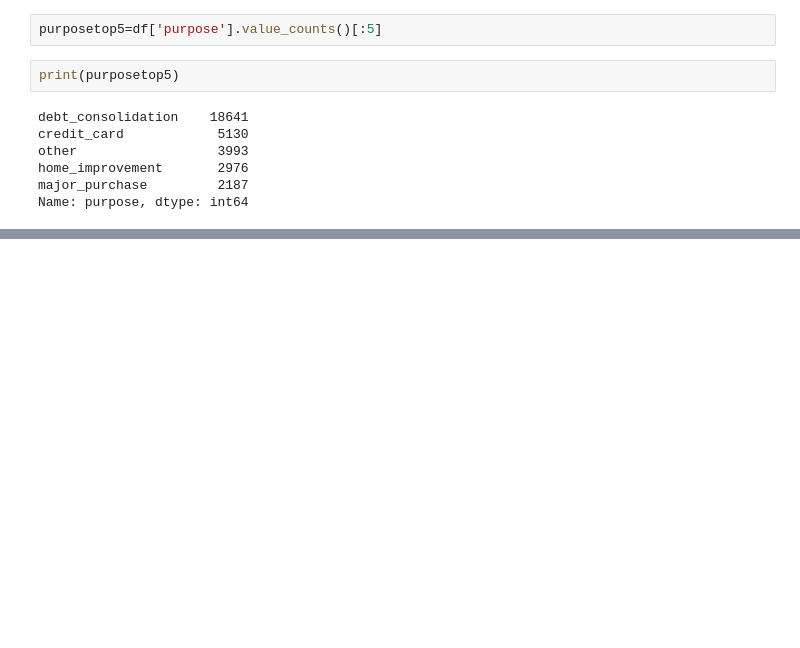
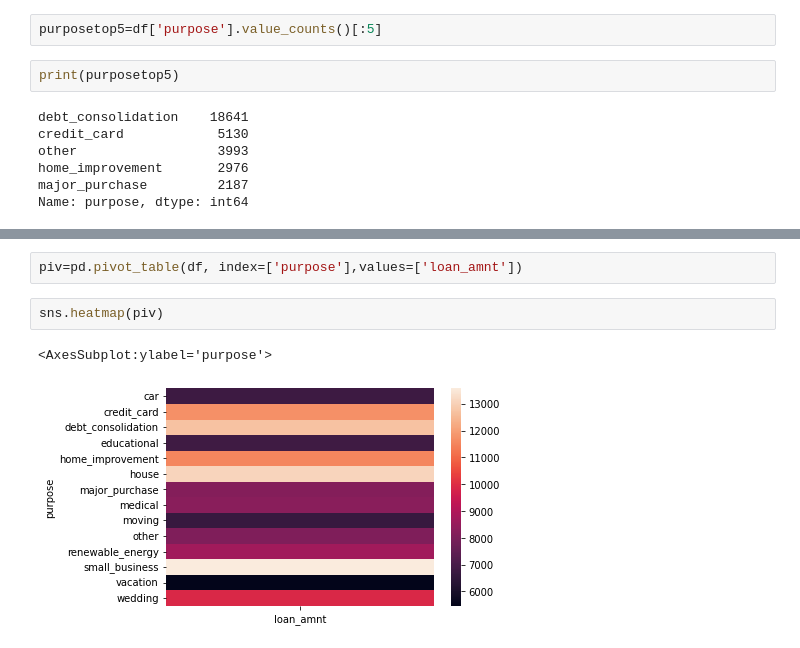
Before and after one commit to GeriNZ/lendingclub, a Jupyter notebook: Beng_Cheong_Cheong.ipynb, the cells around one changed output, grey strips where cells are left out. Drawn from its saved outputs; the diff is of its cells as text; blank space fills up the shorter version.

```diff
--- a/Beng_Cheong_Cheong.ipynb
+++ b/Beng_Cheong_Cheong.ipynb
@@ -308,0 +309,7 @@ plt.show()
+# %%
+piv=pd.pivot_table(df, index=['purpose'],values=['loan_amnt'])
+# %%
+sns.heatmap(piv)
+# %% [output]
+<AxesSubplot:ylabel='purpose'>
+[figure, added]
```
Also changed, not shown: parts of 4 cells of this notebook.
